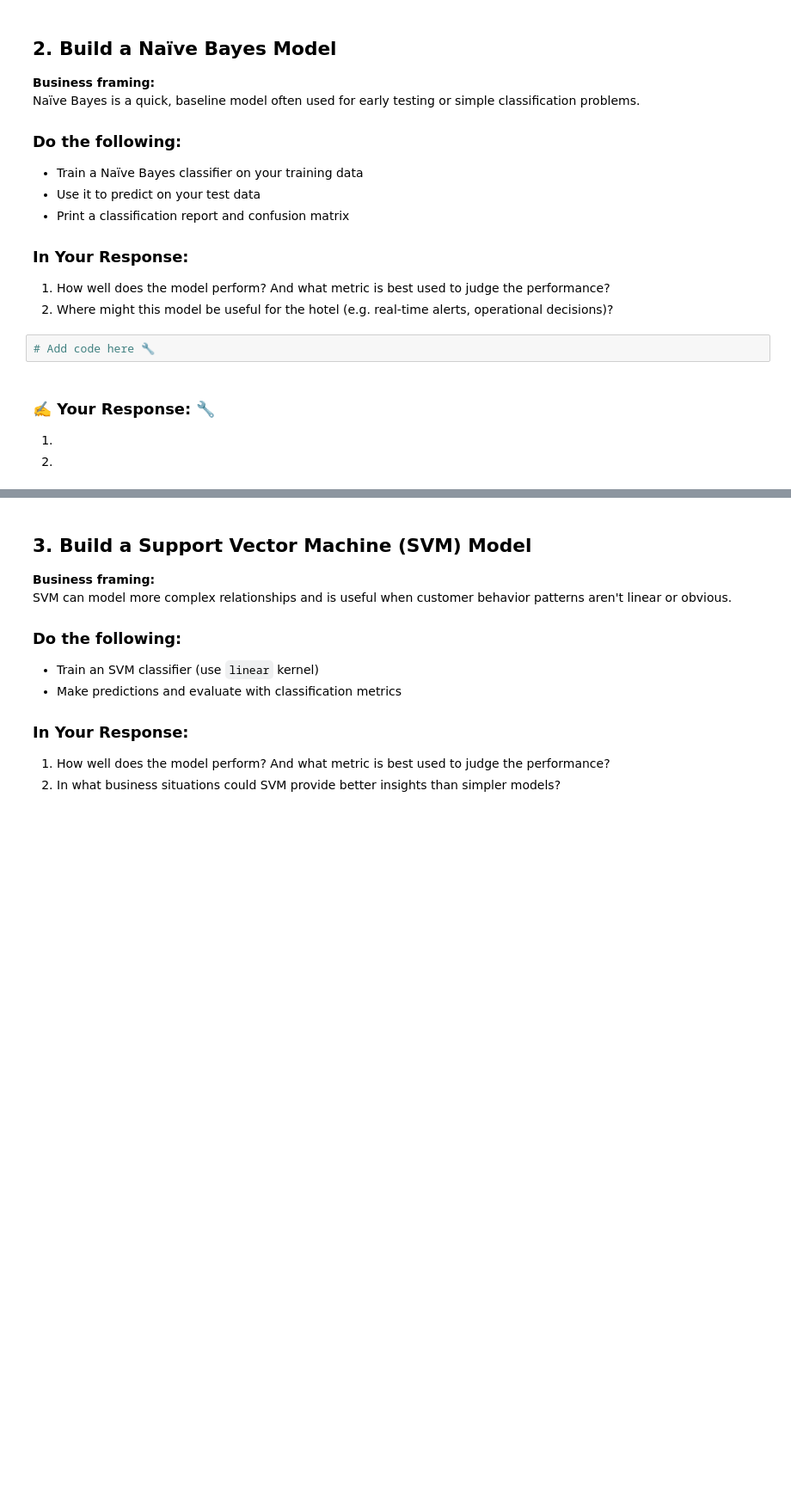
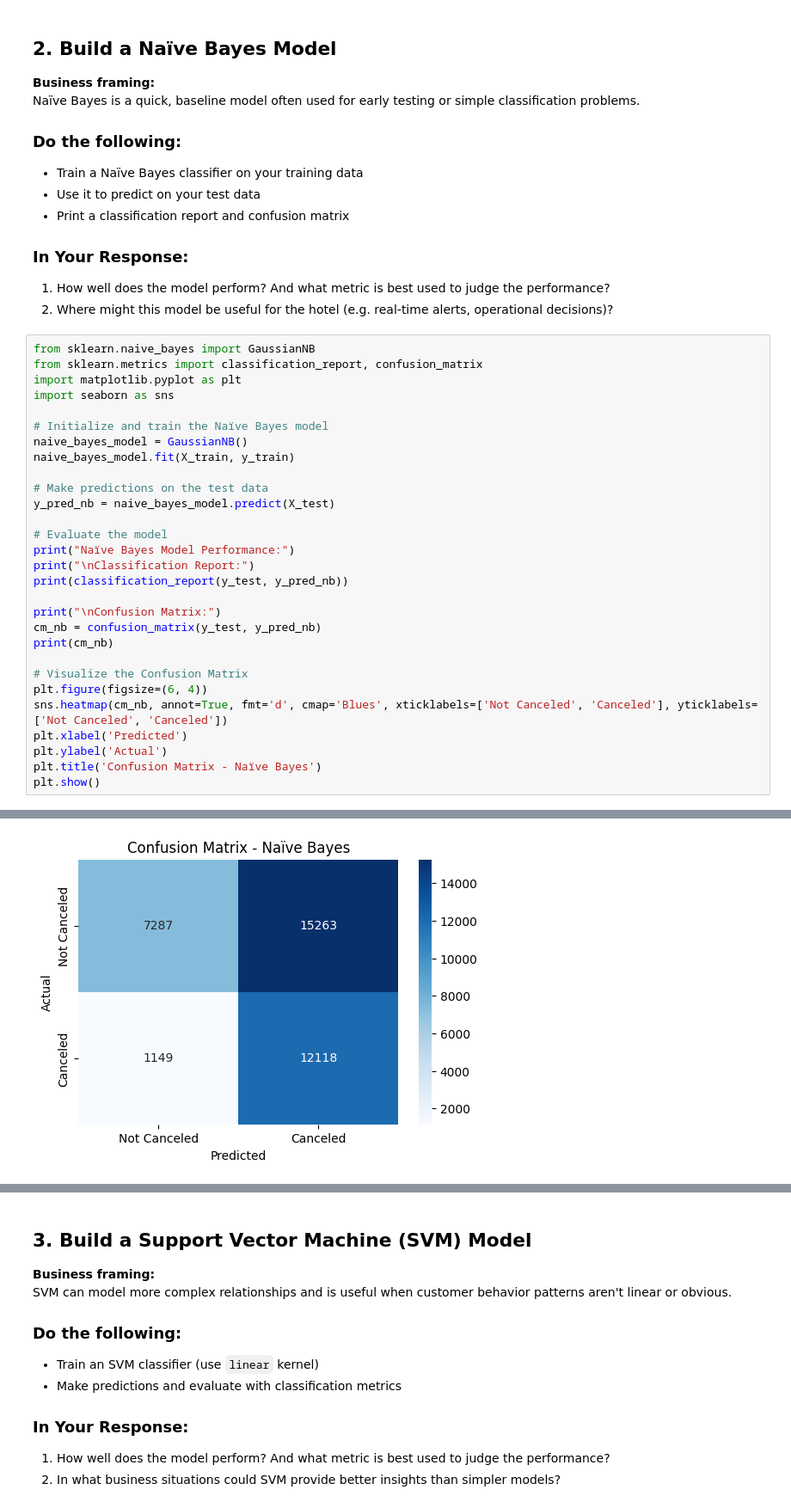
Before and after one commit to daxtonhunter2634-glitch/IS4460, a Jupyter notebook: Assignments/assignment_12_bayes_svm_neural.ipynb, the cells around one changed output, grey strips where cells are left out. Shown: that part at 86% size. Cells and saved outputs as stored; diff of their text form; blank space fills up the shorter version.

```diff
--- a/Assignments/assignment_12_bayes_svm_neural.ipynb
+++ b/Assignments/assignment_12_bayes_svm_neural.ipynb
@@ -247,10 +263,33 @@ Naïve Bayes is a quick, baseline model often used for early testing or simple c
 ### In Your Response:
 1. How well does the model perform?  And what metric is best used to judge the performance?
 2. Where might this model be useful for the hotel (e.g. real-time alerts, operational decisions)?
-# %%
-# Add code here 🔧
-# %% [markdown]
-### ✍️ Your Response: 🔧
-1.
-
-2.
+# %%
+from sklearn.naive_bayes import GaussianNB
+from sklearn.metrics import classification_report, confusion_matrix
+import matplotlib.pyplot as plt
+import seaborn as sns
+
+# Initialize and train the Naïve Bayes model
+naive_bayes_model = GaussianNB()
+naive_bayes_model.fit(X_train, y_train)
+
+# Make predictions on the test data
+y_pred_nb = naive_bayes_model.predict(X_test)
+
+# Evaluate the model
+print("Naïve Bayes Model Performance:")
+print("\nClassification Report:")
+print(classification_report(y_test, y_pred_nb))
+
+print("\nConfusion Matrix:")
+cm_nb = confusion_matrix(y_test, y_pred_nb)
+print(cm_nb)
+
+# Visualize the Confusion Matrix
+plt.figure(figsize=(6, 4))
+sns.heatmap(cm_nb, annot=True, fmt='d', cmap='Blues', xticklabels=['Not Canceled', 'Canceled'], yticklabels=['Not Canceled', 'Canceled'])
+plt.xlabel('Predicted')
+plt.ylabel('Actual')
+plt.title('Confusion Matrix - Naïve Bayes')
+plt.show()
+# %% [output]
@@ -256,0 +312 @@ Naïve Bayes is a quick, baseline model often used for early testing or simple c
+[figure, added]
```
Also changed, not shown: parts of 8 cells of this notebook.
